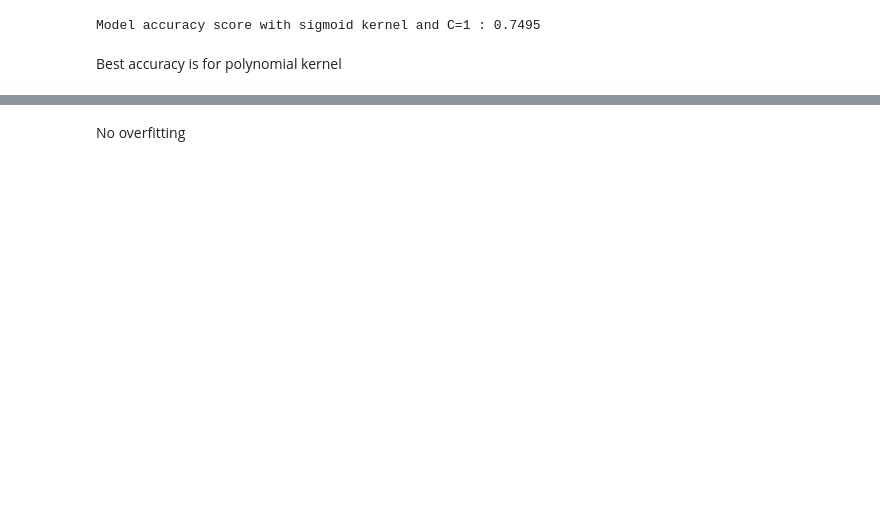
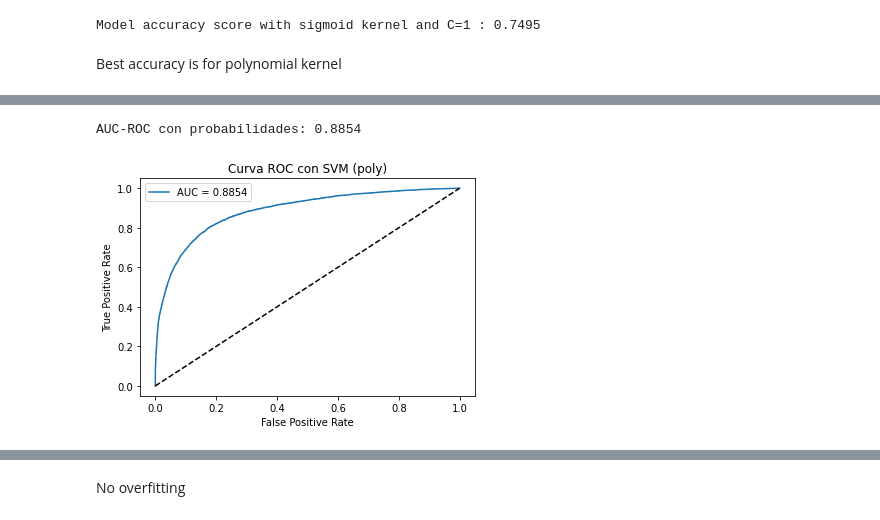
Before and after one commit to fr4nc15co/classification_methods, a Jupyter notebook: 1ST DATASET/SVM/weather.ipynb, the cells around one changed output, grey strips where cells are left out. Saved outputs shown, nothing was run; the diff lists cells and outputs as text; code cells hidden in the pictures; blank space fills up the shorter version.

```diff
--- a/1ST DATASET/SVM/weather.ipynb
+++ b/1ST DATASET/SVM/weather.ipynb
@@ -1100,7 +1080,7 @@ No overfitting
 Polynomial kernel
 # %%
 # instantiate classifier with polynomial kernel and C=1
-poly_svc=SVC(kernel='poly', C=1)
+poly_svc=SVC(kernel='poly', C=1, probability=True)
 
 
 # fit classifier to training set
@@ -1112,5 +1092,5 @@ y_pred=poly_svc.predict(X_test)
 
 
 # compute and print accuracy score
-print('Model accuracy score with polynomial kernel and C=100 : {0:0.4f}'. format(accuracy_score(y_test, y_pred)))
+print('Model accuracy score with polynomial kernel and C=1 : {0:0.4f}'. format(accuracy_score(y_test, y_pred)))
 # %% [output]
@@ -1172,0 +1185,23 @@ Best accuracy is for polynomial kernel
+# %%
+from sklearn.metrics import roc_curve, roc_auc_score
+
+# Obtener probabilidades para la clase positiva (índice 1)
+y_scores = poly_svc.predict_proba(X_test)[:, 1]
+
+# Calcular ROC y AUC con probabilidades
+fpr, tpr, thresholds = roc_curve(y_test_bin, y_scores)
+roc_auc = roc_auc_score(y_test_bin, y_scores)
+
+# Mostrar AUC
+print(f"AUC-ROC con probabilidades: {roc_auc:.4f}")
+
+# Curva ROC
+plt.figure(figsize=(6, 4))
+plt.plot(fpr, tpr, label=f'AUC = {roc_auc:.4f}')
+plt.plot([0, 1], [0, 1], 'k--')
+plt.title('Curva ROC con SVM (poly)')
+plt.xlabel('False Positive Rate')
+plt.ylabel('True Positive Rate')
+plt.legend()
+plt.show()
+# %% [output]
@@ -1173,3 +1218,5 @@ Best accuracy is for polynomial kernel
+AUC-ROC con probabilidades: 0.8854
+[figure, added]
 # %%
 #Now, I will compare the train-set and test-set accuracy to check for overfitting.
 # %%
```
Also changed, not shown: parts of 28 cells of this notebook, 14 other files.
